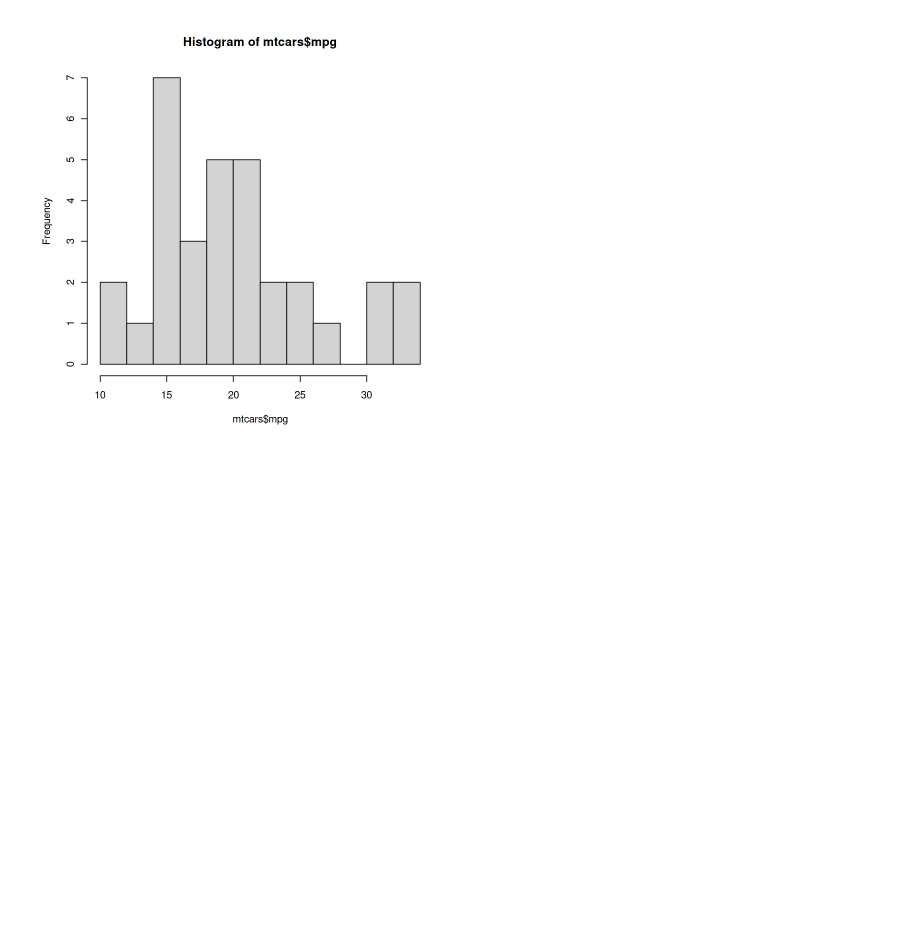
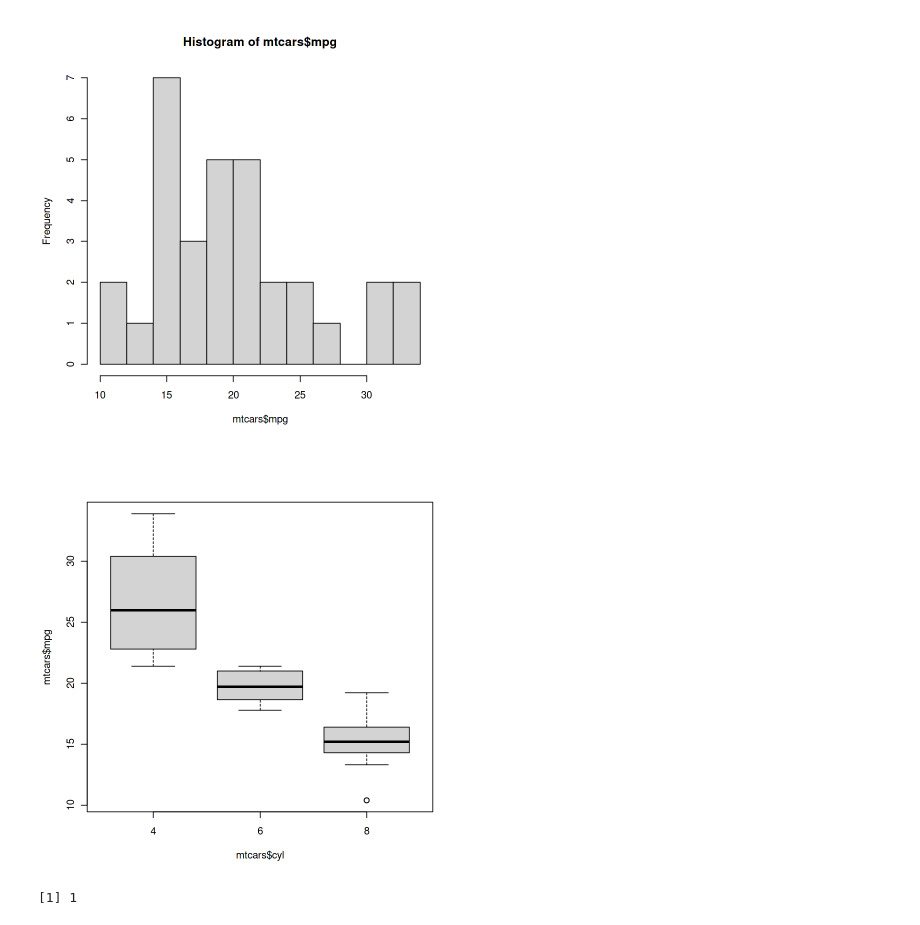
Before and after one commit to nanasaheb-yadav/kaggle, a Jupyter notebook: univariate-r-language.ipynb, the cells around one changed output. Saved outputs shown, nothing was run; the diff lists cells and outputs as text; code cells hidden in the pictures; blank space fills up the shorter version.

```diff
--- a/univariate-r-language.ipynb
+++ b/univariate-r-language.ipynb
@@ -365,2 +367,10 @@ hist(mtcars$mpg,breaks=10)
 # %% [output]
 [figure]
+# %%
+boxplot(mtcars$mpg~ mtcars$cyl, mtcars)
+# %% [output]
+[figure, added]
+# %%
+length("dfkhfddfkfddkjfdkk")
+# %% [output]
+[1] 1
```
Also changed, not shown: parts of 4 cells of this notebook.
